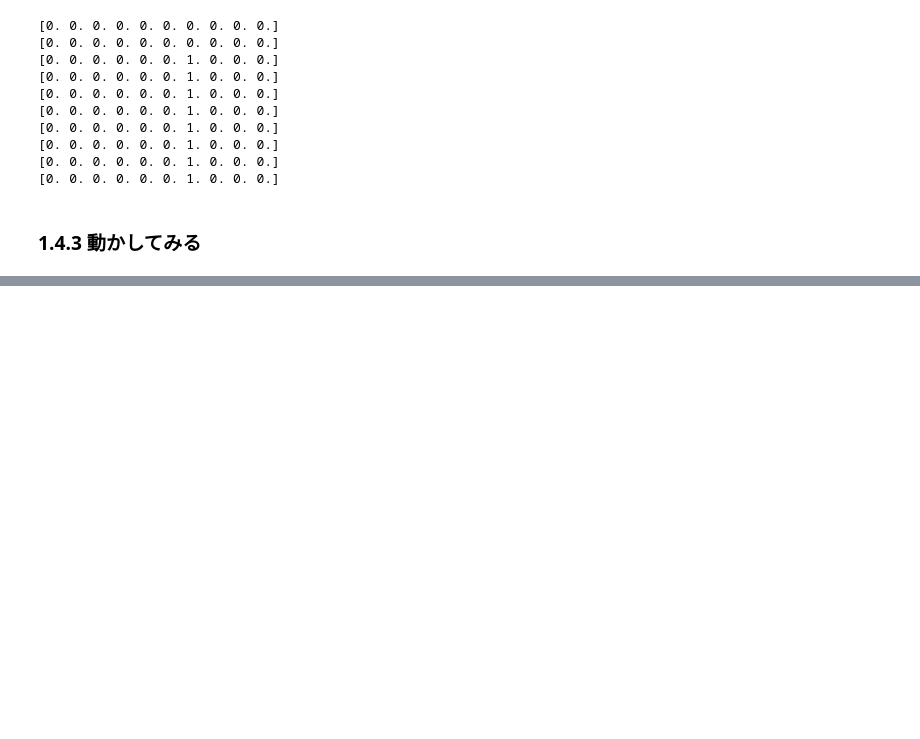
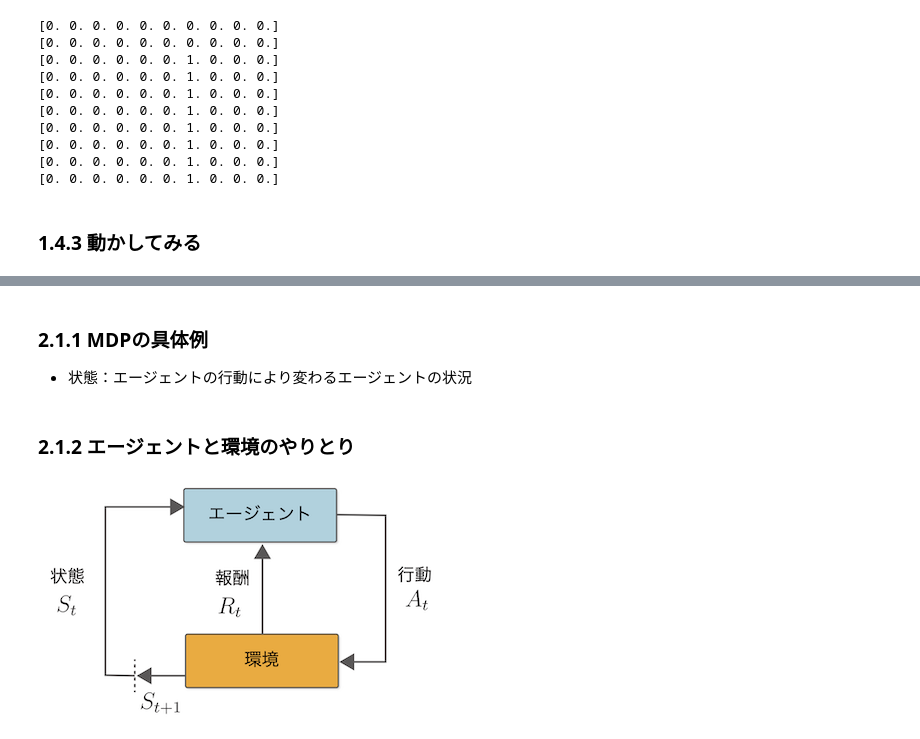
Before and after one commit to sota1111/DL_Zero, a Jupyter notebook: DL_Zero4_1.ipynb, the cells around one changed output, grey strips where cells are left out. Drawn from its saved outputs; the diff is of its cells as text; code cells hidden in the pictures; blank space fills up the shorter version.

```diff
--- a/DL_Zero4_1.ipynb
+++ b/DL_Zero4_1.ipynb
@@ -294,0 +434,10 @@ plt.show()
+# %% [markdown]
+### 2.1.1 MDPの具体例
+- 状態：エージェントの行動により変わるエージェントの状況
+# %% [markdown]
+### 2.1.2 エージェントと環境のやりとり
+# %%
+from IPython.display import Image,display_png
+display_png(Image('MDPのサイクル.png'))
+# %% [output]
+[figure, added]
```
Also changed, not shown: parts of 28 cells of this notebook.
